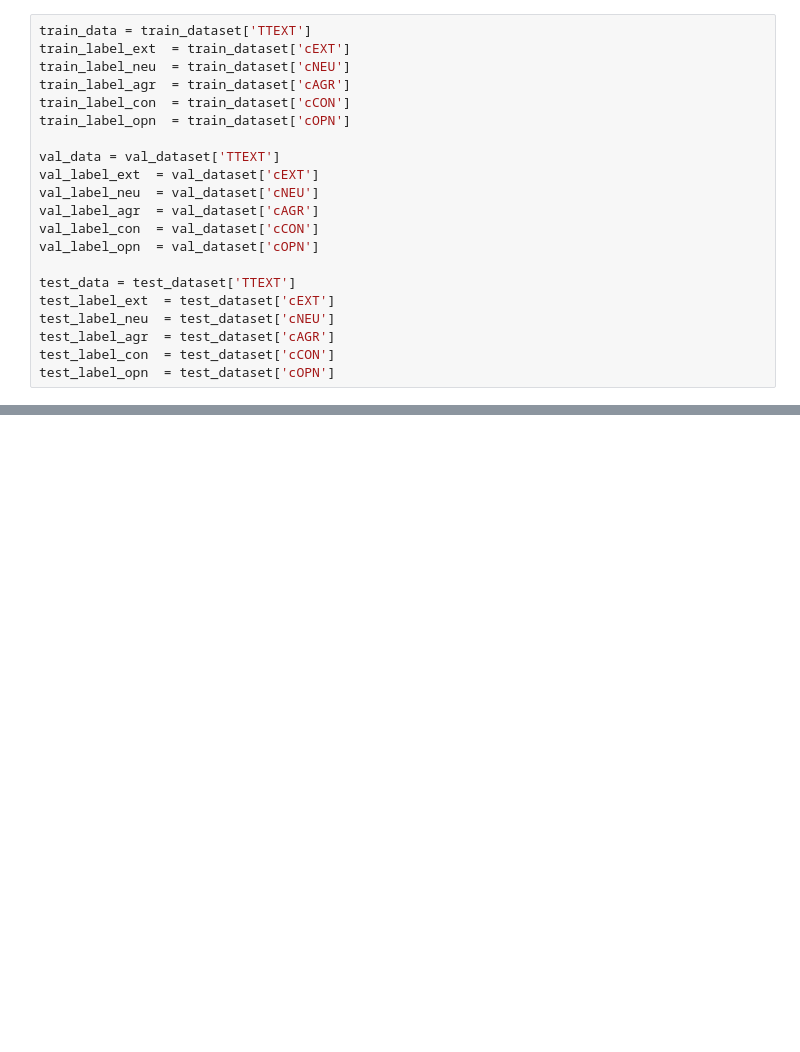
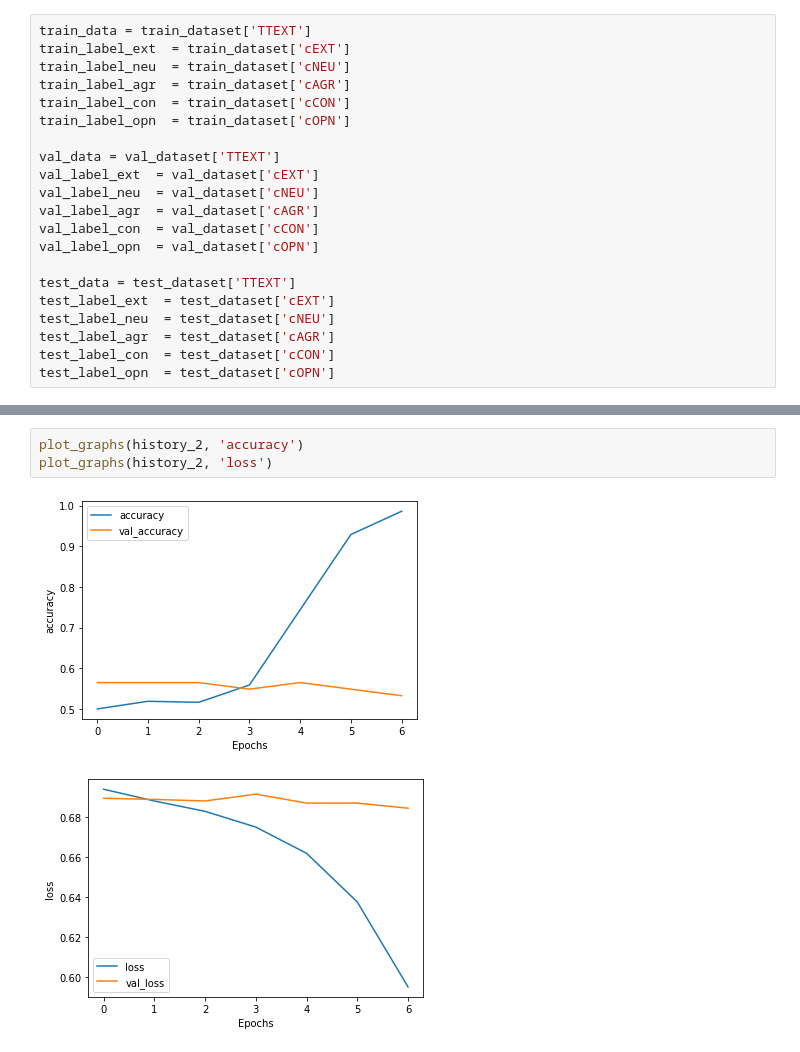
Before and after one commit to lazuardi100/Hexa-Engineer, a Jupyter notebook: Implementation.ipynb, the cells around one changed output, grey strips where cells are left out. Cells and saved outputs as stored; diff of their text form; blank space fills up the shorter version.

```diff
--- a/Implementation.ipynb
+++ b/Implementation.ipynb
@@ -194,0 +307,6 @@ Epoch 15/15
+# %%
+plot_graphs(history_2, 'accuracy')
+plot_graphs(history_2, 'loss')
+# %% [output]
+[figure, added]
+[figure, added]
```
Also changed, not shown: parts of 15 cells of this notebook.
